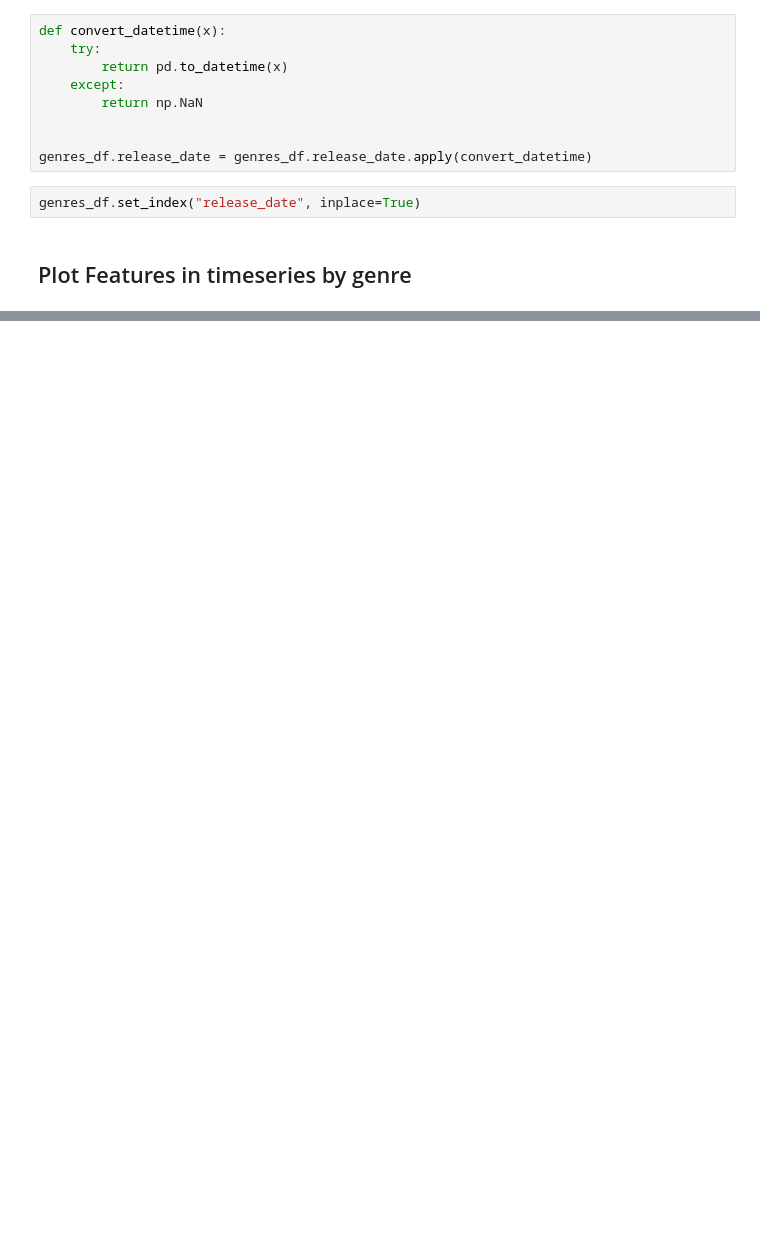
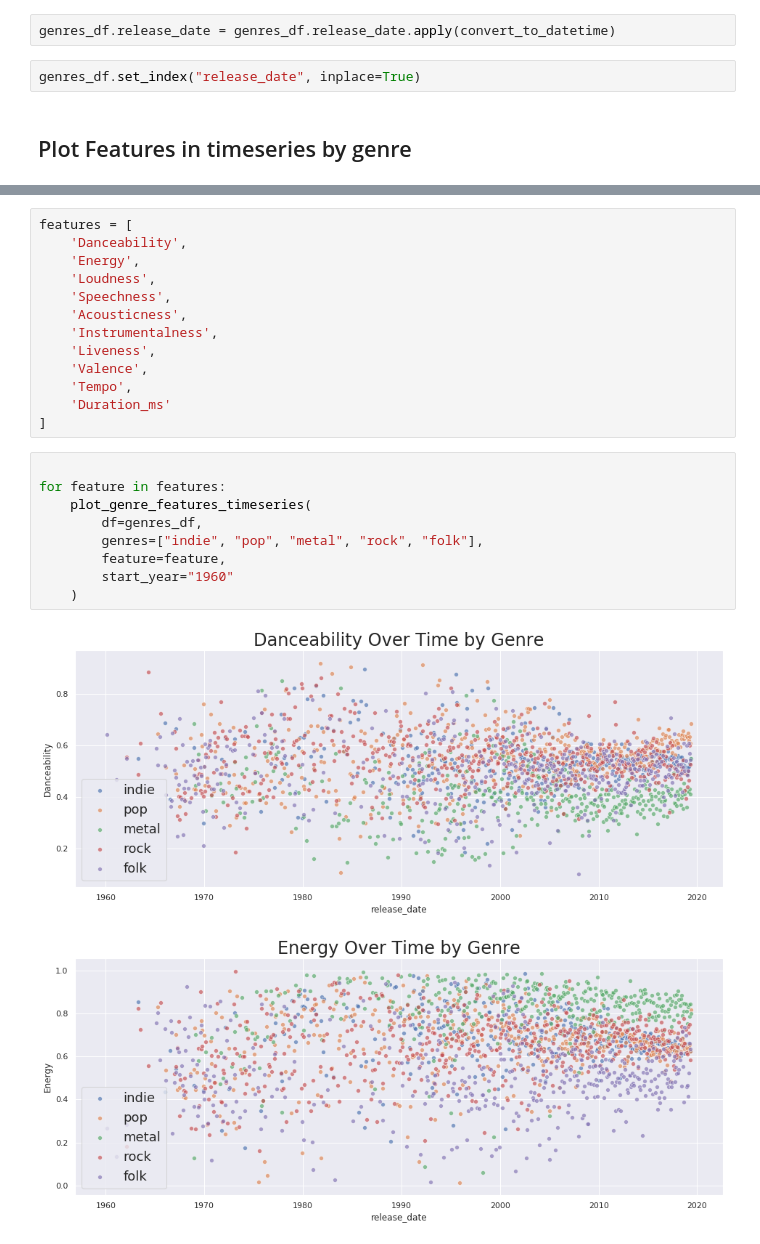
Before and after one commit to QED0711/spotify-predictive-analysis, a Jupyter notebook: exploration/qd_073019_timeseries_with_genres.ipynb, the cells around one changed output, grey strips where cells are left out. Cells and saved outputs as stored; diff of their text form; blank space fills up the shorter version.

Commit message:
added graphing function for time series analysis by genre

```diff
--- a/exploration/qd_073019_timeseries_with_genres.ipynb
+++ b/exploration/qd_073019_timeseries_with_genres.ipynb
@@ -23,15 +31,8 @@ from GenreSubsetter import *
 # %%
 genres_df = pd.read_csv("../data/interum/top_genres.csv")
 genres_df = genres_df[(genres_df.Super_genre != "general") & (genres_df.release_date_precision == 'day')]
-# %%
-def convert_datetime(x):
-    try:
-        return pd.to_datetime(x)
-    except:
-        return np.NaN
-
-
-genres_df.release_date = genres_df.release_date.apply(convert_datetime)
+# %%
+genres_df.release_date = genres_df.release_date.apply(convert_to_datetime)
 # %%
 genres_df.set_index("release_date", inplace=True)
 # %% [markdown]
@@ -58,0 +49,25 @@ plt.legend(["pop", "rock", "techno"], fontsize=18)
+# %%
+features = [
+    'Danceability',
+    'Energy',
+    'Loudness',
+    'Speechness',
+    'Acousticness',
+    'Instrumentalness',
+    'Liveness',
+    'Valence',
+    'Tempo',
+    'Duration_ms'
+]
+# %%
+
+for feature in features:
+    plot_genre_features_timeseries(
+        df=genres_df,
+        genres=["indie", "pop", "metal", "rock", "folk"],
+        feature=feature,
+        start_year="1960"
+    )
+# %% [output]
+[figure, added]
+[figure, added]
```
Also changed, not shown: parts of 4 cells of this notebook, 1 other file.
